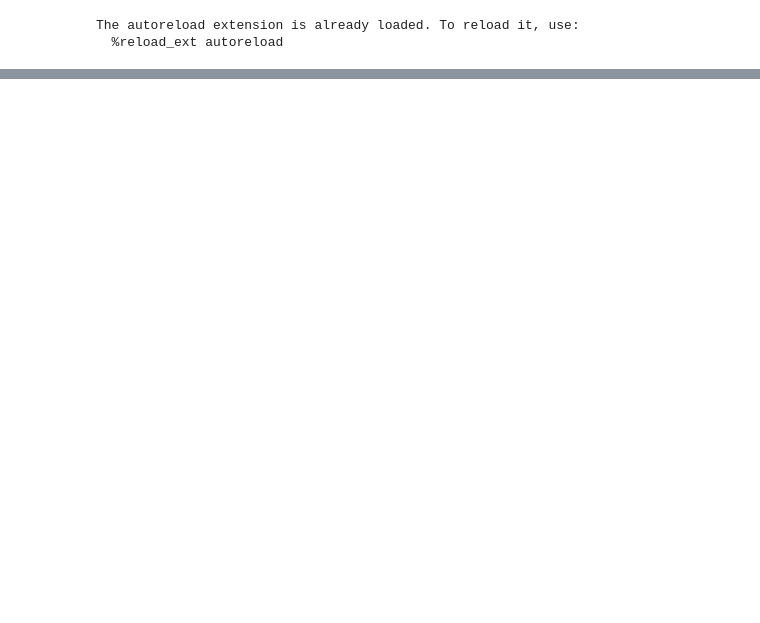
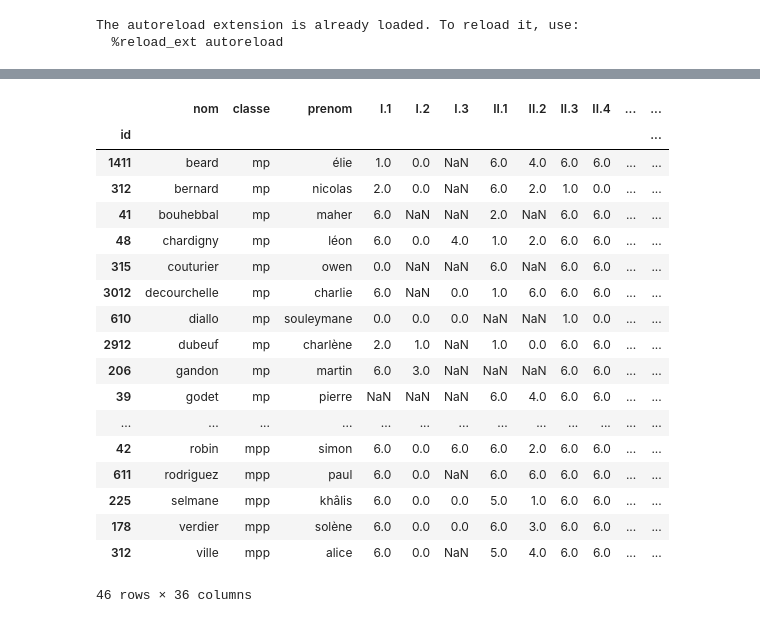
Before and after one commit to fortierq/notes, a Jupyter notebook: test.ipynb, the cells around one changed output, grey strips where cells are left out. Drawn from its saved outputs; the diff is of its cells as text; code cells hidden in the pictures; blank space fills up the shorter version.

```diff
--- a/test.ipynb
+++ b/test.ipynb
@@ -21,0 +42,22 @@ d.bareme["option2"].to_frame().T
+# %%
+d.df["option_2"]
+# %% [output]
+|  | nom | classe | prenom | I.1 | I.2 | I.3 | II.1 | II.2 | II.3 | II.4 | ... | ... |
+| id |  |  |  |  |  |  |  |  |  |  |  | ... |
+| 1411 | beard | mp | élie | 1.0 | 0.0 | NaN | 6.0 | 4.0 | 6.0 | 6.0 | ... | ... |
+| 312 | bernard | mp | nicolas | 2.0 | 0.0 | NaN | 6.0 | 2.0 | 1.0 | 0.0 | ... | ... |
+| 41 | bouhebbal | mp | maher | 6.0 | NaN | NaN | 2.0 | NaN | 6.0 | 6.0 | ... | ... |
+| 48 | chardigny | mp | léon | 6.0 | 0.0 | 4.0 | 1.0 | 2.0 | 6.0 | 6.0 | ... | ... |
+| 315 | couturier | mp | owen | 0.0 | NaN | NaN | 6.0 | NaN | 6.0 | 6.0 | ... | ... |
+| 3012 | decourchelle | mp | charlie | 6.0 | NaN | 0.0 | 1.0 | 6.0 | 6.0 | 6.0 | ... | ... |
+| 610 | diallo | mp | souleymane | 0.0 | 0.0 | 0.0 | NaN | NaN | 1.0 | 0.0 | ... | ... |
+| 2912 | dubeuf | mp | charlène | 2.0 | 1.0 | NaN | 1.0 | 0.0 | 6.0 | 6.0 | ... | ... |
+| 206 | gandon | mp | martin | 6.0 | 3.0 | NaN | NaN | NaN | 6.0 | 6.0 | ... | ... |
+| 39 | godet | mp | pierre | NaN | NaN | NaN | 6.0 | 4.0 | 6.0 | 6.0 | ... | ... |
+| ... | ... | ... | ... | ... | ... | ... | ... | ... | ... | ... | ... | ... |
+| 42 | robin | mpp | simon | 6.0 | 0.0 | 6.0 | 6.0 | 2.0 | 6.0 | 6.0 | ... | ... |
+| 611 | rodriguez | mpp | paul | 6.0 | 0.0 | NaN | 6.0 | 6.0 | 6.0 | 6.0 | ... | ... |
+| 225 | selmane | mpp | khâlis | 6.0 | 0.0 | 0.0 | 5.0 | 1.0 | 6.0 | 6.0 | ... | ... |
+| 178 | verdier | mpp | solène | 6.0 | 0.0 | 0.0 | 6.0 | 3.0 | 6.0 | 6.0 | ... | ... |
+| 312 | ville | mpp | alice | 6.0 | 0.0 | NaN | 5.0 | 4.0 | 6.0 | 6.0 | ... | ... |
+46 rows × 36 columns
```
Also changed, not shown: parts of 4 cells of this notebook, 5 other files.
